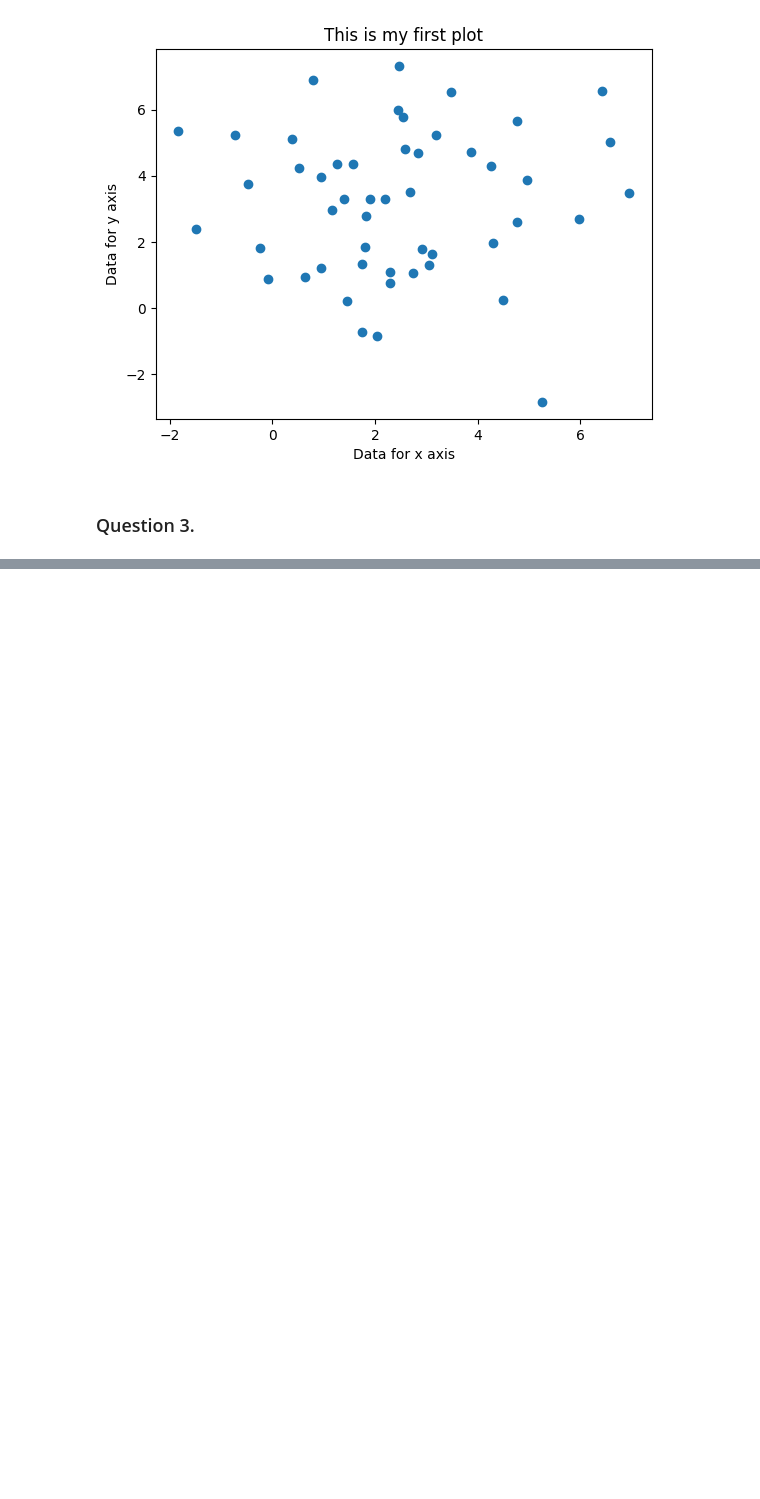
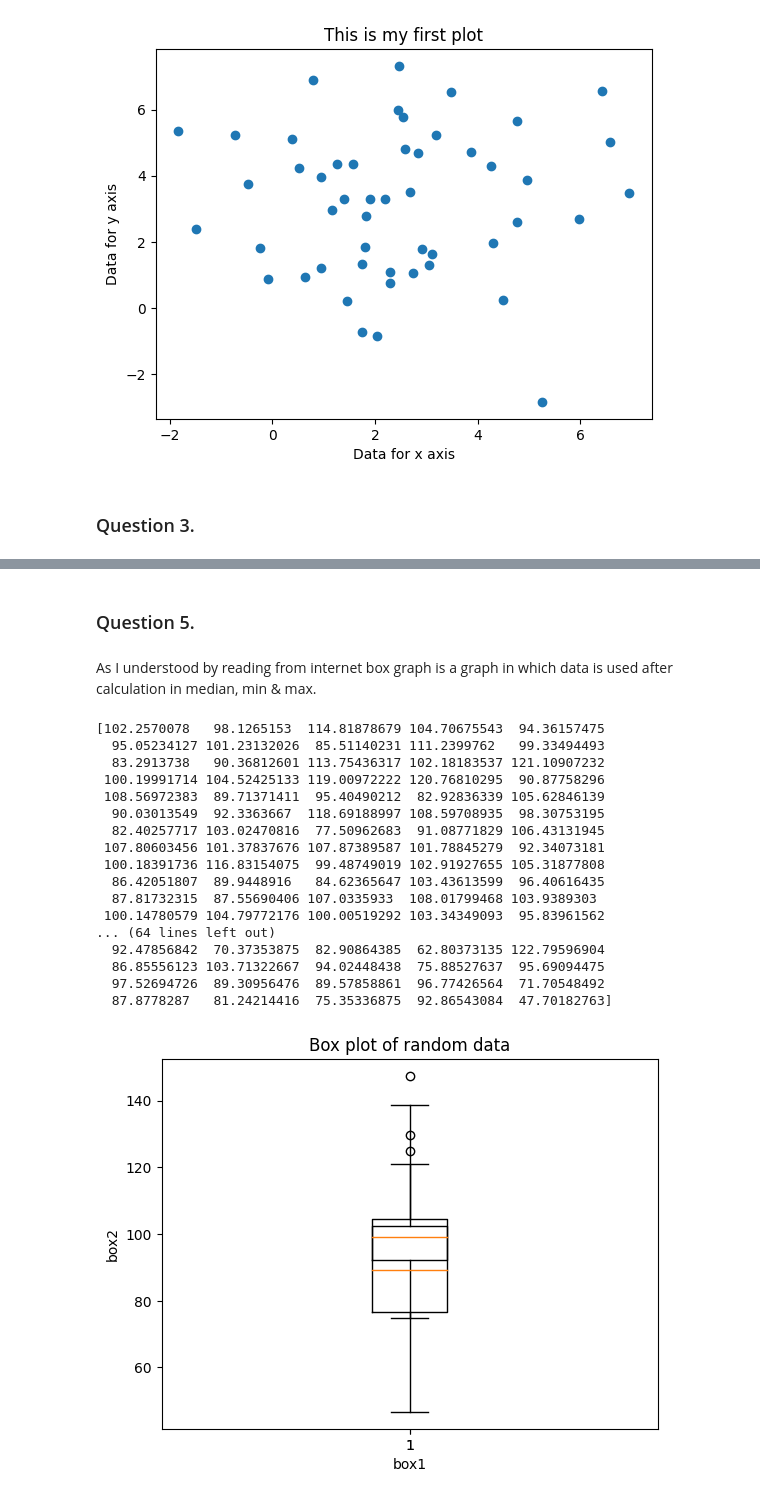
Before and after one commit to Madhu003/Data-Science-Learning, a Jupyter notebook: Matplotlib.ipynb, the cells around one changed output, grey strips where cells are left out. Cells and saved outputs as stored; diff of their text form; code cells hidden in the pictures; blank space fills up the shorter version.

```diff
--- a/Matplotlib.ipynb
+++ b/Matplotlib.ipynb
@@ -44,0 +76,38 @@ array([ 6.57725695,  3.8730197 ,  3.19299494, -0.72698541,  2.44522359,
+# %% [markdown]
+### Question 5.
+# %% [markdown]
+As I understood by reading from internet box graph is a graph in which data is used after calculation in median, min & max.
+# %%
+box1 = np.random.normal(100, 10, 200)
+box2 = np.random.normal(90, 20, 200)
+print(box1)
+print(box2)
+
+fig, ax = plt.subplots()
+ax.boxplot(box1)
+ax.boxplot(box2)
+
+ax.set_title('Box plot of random data')
+ax.set_xlabel('box1')
+ax.set_ylabel('box2')
+
+plt.show()
+# %% [output]
+[102.2570078   98.1265153  114.81878679 104.70675543  94.36157475
+  95.05234127 101.23132026  85.51140231 111.2399762   99.33494493
+  83.2913738   90.36812601 113.75436317 102.18183537 121.10907232
+ 100.19991714 104.52425133 119.00972222 120.76810295  90.87758296
+ 108.56972383  89.71371411  95.40490212  82.92836339 105.62846139
+  90.03013549  92.3363667  118.69188997 108.59708935  98.30753195
+  82.40257717 103.02470816  77.50962683  91.08771829 106.43131945
+ 107.80603456 101.37837676 107.87389587 101.78845279  92.34073181
+ 100.18391736 116.83154075  99.48749019 102.91927655 105.31877808
+  86.42051807  89.9448916   84.62365647 103.43613599  96.40616435
+  87.81732315  87.55690406 107.0335933  108.01799468 103.9389303
+ 100.14780579 104.79772176 100.00519292 103.34349093  95.83961562
+... (64 lines left out)
+  92.47856842  70.37353875  82.90864385  62.80373135 122.79596904
+  86.85556123 103.71322667  94.02448438  75.88527637  95.69094475
+  97.52694726  89.30956476  89.57858861  96.77426564  71.70548492
+  87.8778287   81.24214416  75.35336875  92.86543084  47.70182763]
+[figure, added]
```
Also changed, not shown: parts of 6 cells of this notebook.
